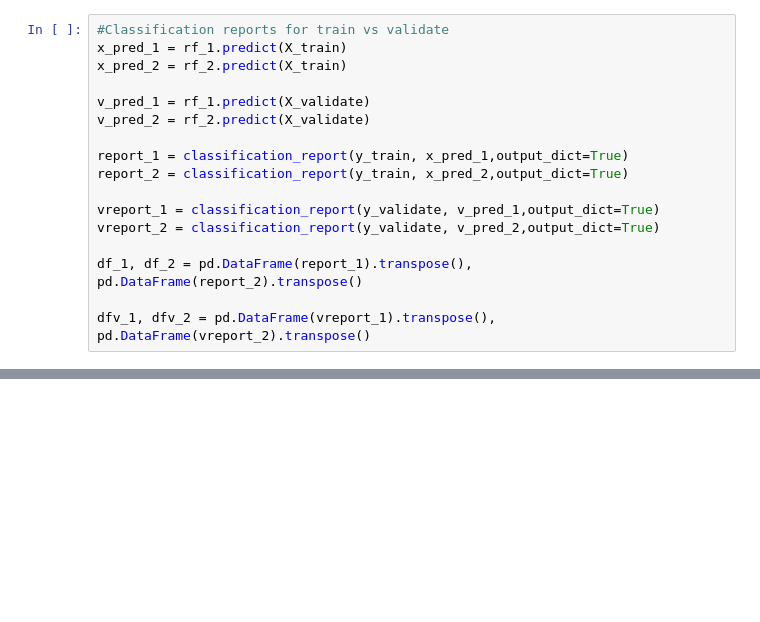
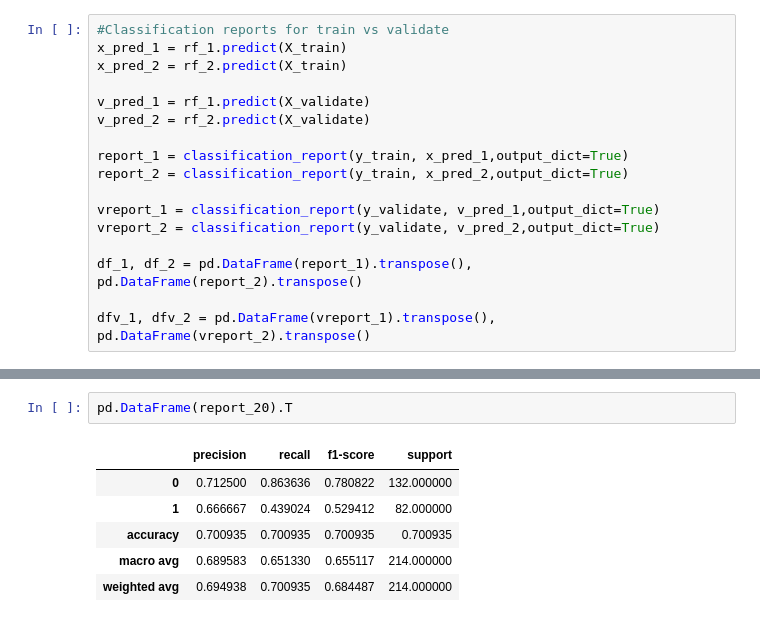
Before and after one commit to carterrxavier/classification-exercises, a Jupyter notebook: model.ipynb, the cells around one changed output, grey strips where cells are left out. Cells and saved outputs as stored; diff of their text form; blank space fills up the shorter version.

```diff
--- a/model.ipynb
+++ b/model.ipynb
@@ -358,0 +525,9 @@ dfv_1, dfv_2
+# %%
+pd.DataFrame(report_20).T
+# %% [output]
+|  | precision | recall | f1-score | support |
+| 0 | 0.712500 | 0.863636 | 0.780822 | 132.000000 |
+| 1 | 0.666667 | 0.439024 | 0.529412 | 82.000000 |
+| accuracy | 0.700935 | 0.700935 | 0.700935 | 0.700935 |
+| macro avg | 0.689583 | 0.651330 | 0.655117 | 214.000000 |
+| weighted avg | 0.694938 | 0.700935 | 0.684487 | 214.000000 |
```
Also changed, not shown: parts of 28 cells of this notebook.
